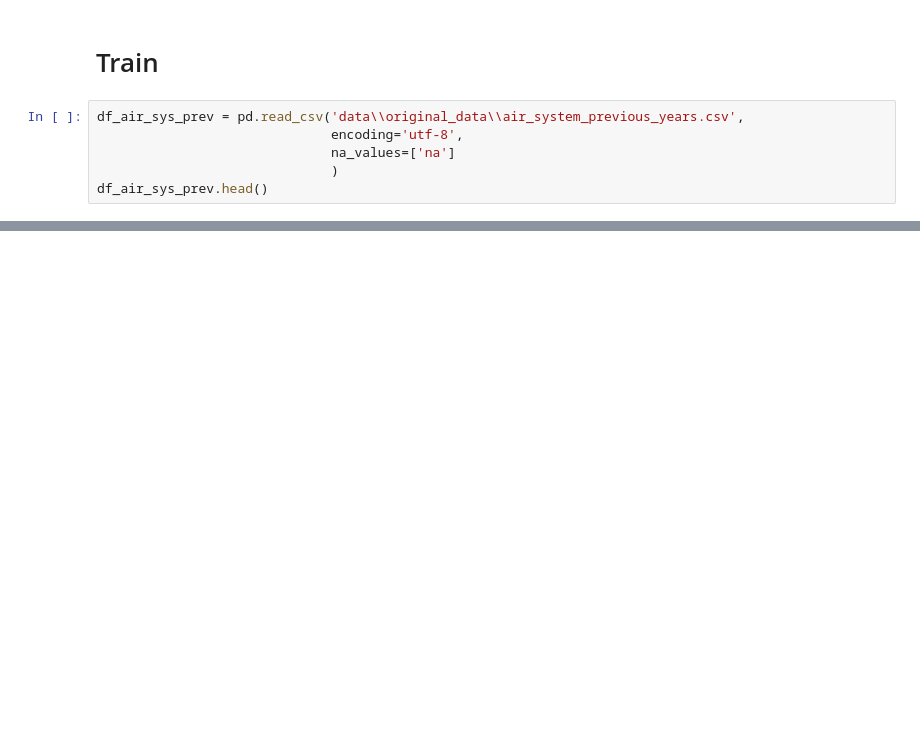
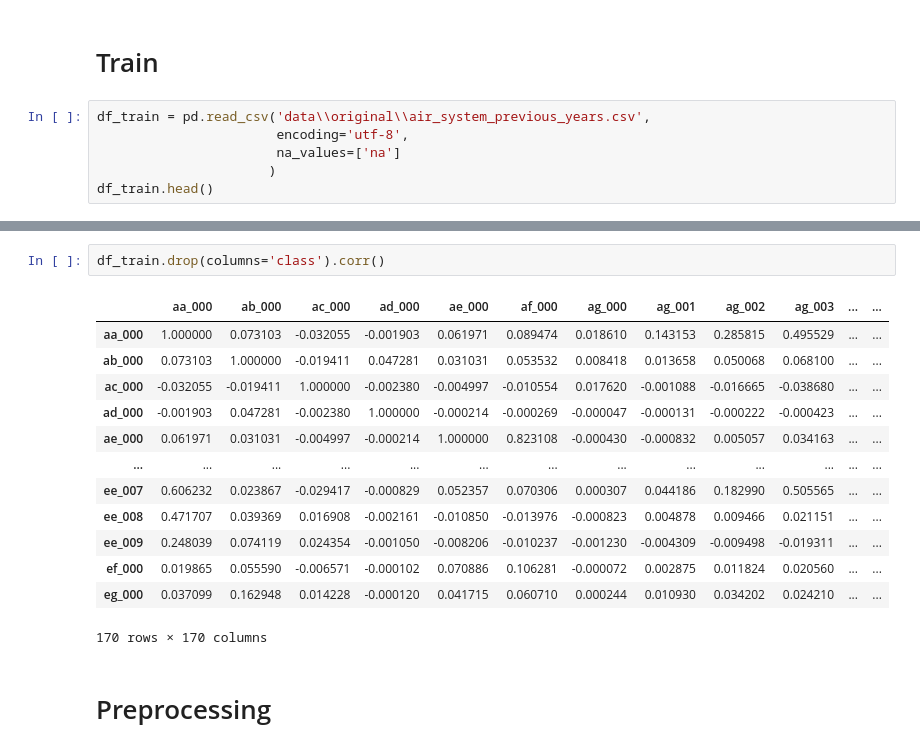
Before and after one commit to victorpecine/aps_failure_truck_prediction, a Jupyter notebook: notebooks/eda.ipynb, the cells around one changed output, grey strips where cells are left out. Cells and saved outputs as stored; diff of their text form; blank space fills up the shorter version.

```diff
--- a/notebooks/eda.ipynb
+++ b/notebooks/eda.ipynb
@@ -13,8 +25,8 @@ cd ..\
 # %% [markdown]
 # Train
 # %%
-df_air_sys_prev = pd.read_csv('data\\original_data\\air_system_previous_years.csv',
-                              encoding='utf-8',
-                              na_values=['na']
-                              )
-df_air_sys_prev.head()
+df_train = pd.read_csv('data\\original\\air_system_previous_years.csv',
+                       encoding='utf-8',
+                       na_values=['na']
+                      )
+df_train.head()
@@ -91,0 +90,18 @@ plt.show()
+# %%
+df_train.drop(columns='class').corr()
+# %% [output]
+|  | aa_000 | ab_000 | ac_000 | ad_000 | ae_000 | af_000 | ag_000 | ag_001 | ag_002 | ag_003 | ... | ... |
+| aa_000 | 1.000000 | 0.073103 | -0.032055 | -0.001903 | 0.061971 | 0.089474 | 0.018610 | 0.143153 | 0.285815 | 0.495529 | ... | ... |
+| ab_000 | 0.073103 | 1.000000 | -0.019411 | 0.047281 | 0.031031 | 0.053532 | 0.008418 | 0.013658 | 0.050068 | 0.068100 | ... | ... |
+| ac_000 | -0.032055 | -0.019411 | 1.000000 | -0.002380 | -0.004997 | -0.010554 | 0.017620 | -0.001088 | -0.016665 | -0.038680 | ... | ... |
+| ad_000 | -0.001903 | 0.047281 | -0.002380 | 1.000000 | -0.000214 | -0.000269 | -0.000047 | -0.000131 | -0.000222 | -0.000423 | ... | ... |
+| ae_000 | 0.061971 | 0.031031 | -0.004997 | -0.000214 | 1.000000 | 0.823108 | -0.000430 | -0.000832 | 0.005057 | 0.034163 | ... | ... |
+| ... | ... | ... | ... | ... | ... | ... | ... | ... | ... | ... | ... | ... |
+| ee_007 | 0.606232 | 0.023867 | -0.029417 | -0.000829 | 0.052357 | 0.070306 | 0.000307 | 0.044186 | 0.182990 | 0.505565 | ... | ... |
+| ee_008 | 0.471707 | 0.039369 | 0.016908 | -0.002161 | -0.010850 | -0.013976 | -0.000823 | 0.004878 | 0.009466 | 0.021151 | ... | ... |
+| ee_009 | 0.248039 | 0.074119 | 0.024354 | -0.001050 | -0.008206 | -0.010237 | -0.001230 | -0.004309 | -0.009498 | -0.019311 | ... | ... |
+| ef_000 | 0.019865 | 0.055590 | -0.006571 | -0.000102 | 0.070886 | 0.106281 | -0.000072 | 0.002875 | 0.011824 | 0.020560 | ... | ... |
+| eg_000 | 0.037099 | 0.162948 | 0.014228 | -0.000120 | 0.041715 | 0.060710 | 0.000244 | 0.010930 | 0.034202 | 0.024210 | ... | ... |
+170 rows × 170 columns
+# %% [markdown]
+# Preprocessing
```
Also changed, not shown: parts of 40 cells of this notebook, 3 other files.
